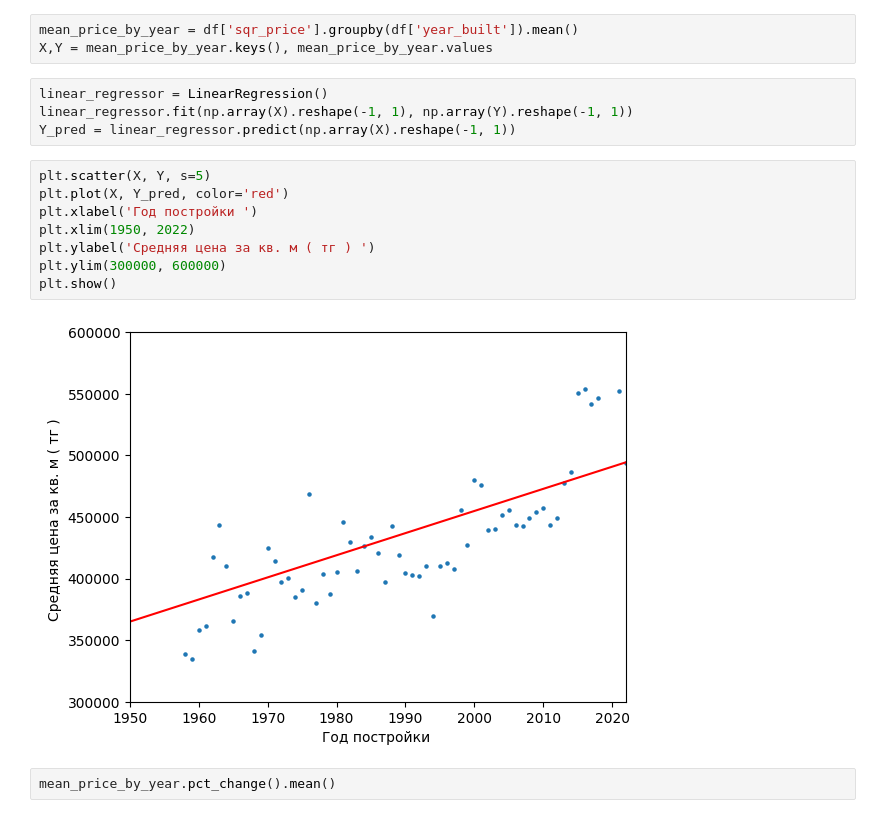
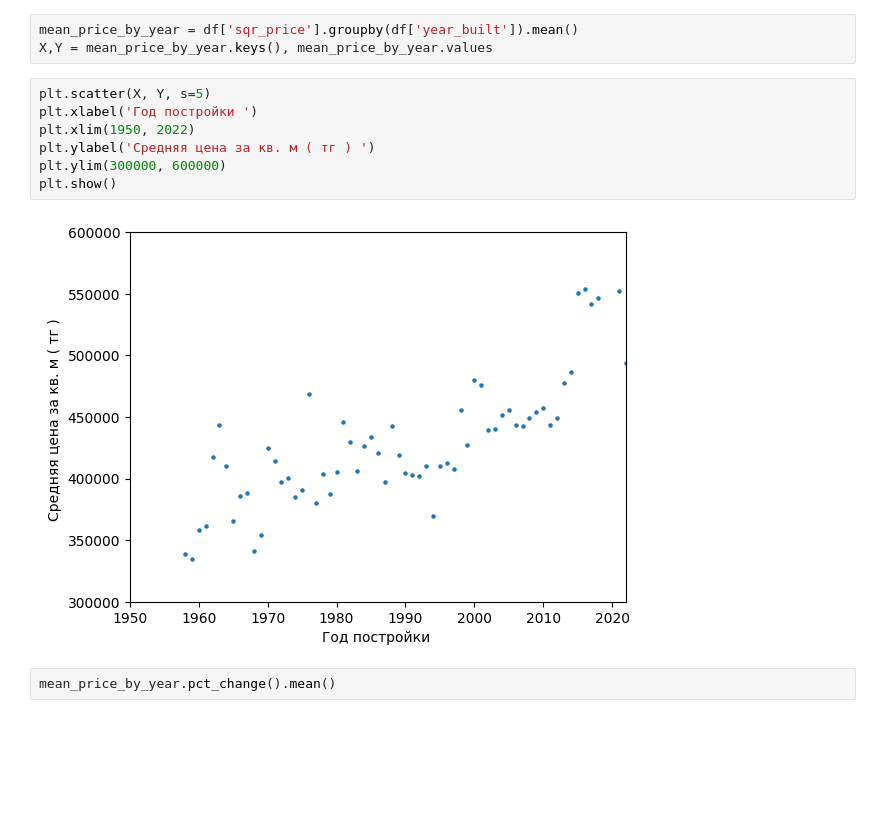
Before and after one commit to khandosaly/krisha-eda, a Jupyter notebook: notebooks/eda.ipynb, the cells around one changed output. Drawn from its saved outputs; the diff is of its cells as text; blank space fills up the shorter version.

```diff
--- a/notebooks/eda.ipynb
+++ b/notebooks/eda.ipynb
@@ -768,20 +770,15 @@ sqr_price_by_built_type.values[-1]-sqr_price_by_built_type.values[0]
 # %%
 mean_price_by_year = df['sqr_price'].groupby(df['year_built']).mean()
 X,Y = mean_price_by_year.keys(), mean_price_by_year.values
-# %%
-linear_regressor = LinearRegression()
-linear_regressor.fit(np.array(X).reshape(-1, 1), np.array(Y).reshape(-1, 1))
-Y_pred = linear_regressor.predict(np.array(X).reshape(-1, 1))
 # %%
 plt.scatter(X, Y, s=5)
-plt.plot(X, Y_pred, color='red')
 plt.xlabel('Год постройки ')
 plt.xlim(1950, 2022)
 plt.ylabel('Средняя цена за кв. м ( тг ) ')
 plt.ylim(300000, 600000)
 plt.show()
 # %% [output]
-[figure, old version]
+[figure, new version]
 # %%
 mean_price_by_year.pct_change().mean()
 # %% [output]
```
Also changed, not shown: parts of 27 cells of this notebook.
